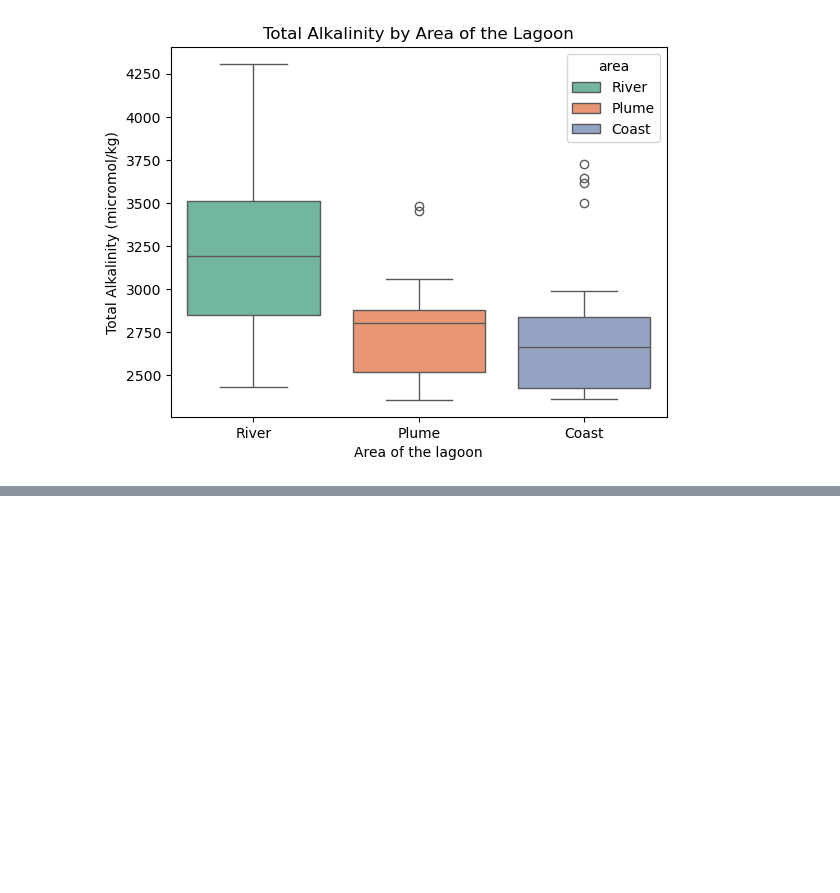
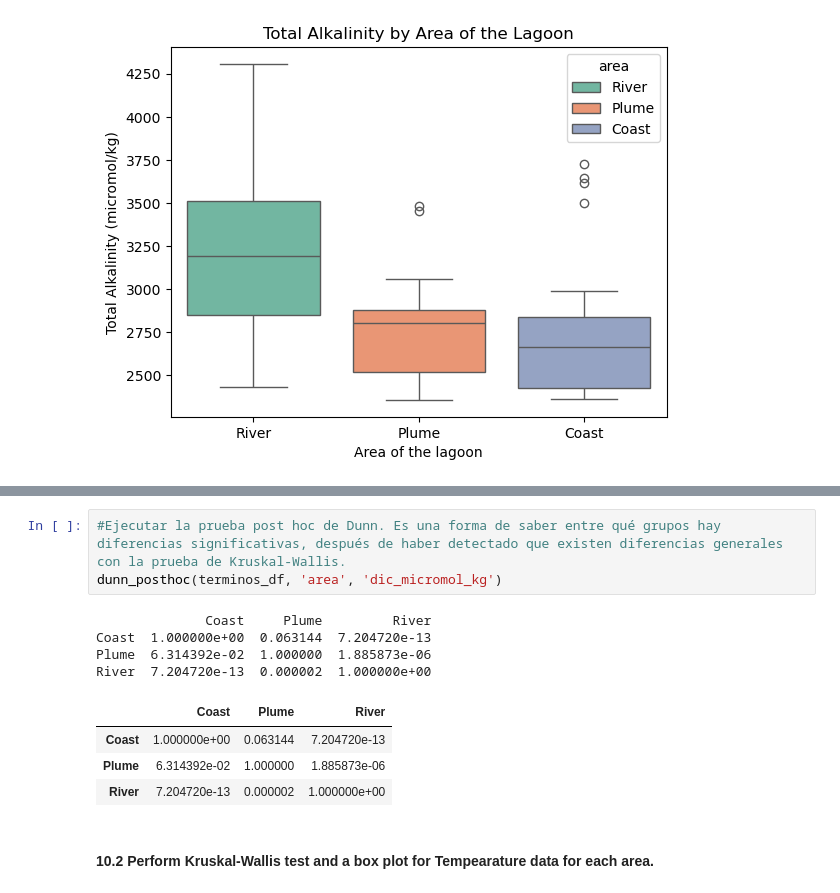
Before and after one commit to jpoh2/modelab-jp, a Jupyter notebook: 10_Kruskal-Wallis_test.ipynb, the cells around one changed output, grey strips where cells are left out. Saved outputs shown, nothing was run; the diff lists cells and outputs as text; blank space fills up the shorter version.

```diff
--- a/10_Kruskal-Wallis_test.ipynb
+++ b/10_Kruskal-Wallis_test.ipynb
@@ -102,0 +168,14 @@ plt.show()
+# %%
+#Ejecutar la prueba post hoc de Dunn. Es una forma de saber entre qué grupos hay diferencias significativas, después de haber detectado que existen diferencias generales con la prueba de Kruskal-Wallis.
+dunn_posthoc(terminos_df, 'area', 'dic_micromol_kg')
+# %% [output]
+              Coast     Plume         River
+Coast  1.000000e+00  0.063144  7.204720e-13
+Plume  6.314392e-02  1.000000  1.885873e-06
+River  7.204720e-13  0.000002  1.000000e+00
+|  | Coast | Plume | River |
+| Coast | 1.000000e+00 | 0.063144 | 7.204720e-13 |
+| Plume | 6.314392e-02 | 1.000000 | 1.885873e-06 |
+| River | 7.204720e-13 | 0.000002 | 1.000000e+00 |
+# %% [markdown]
+#### 10.2 Perform Kruskal-Wallis test and a box plot for Tempearature data for each area.
```
Also changed, not shown: parts of 12 cells of this notebook.
